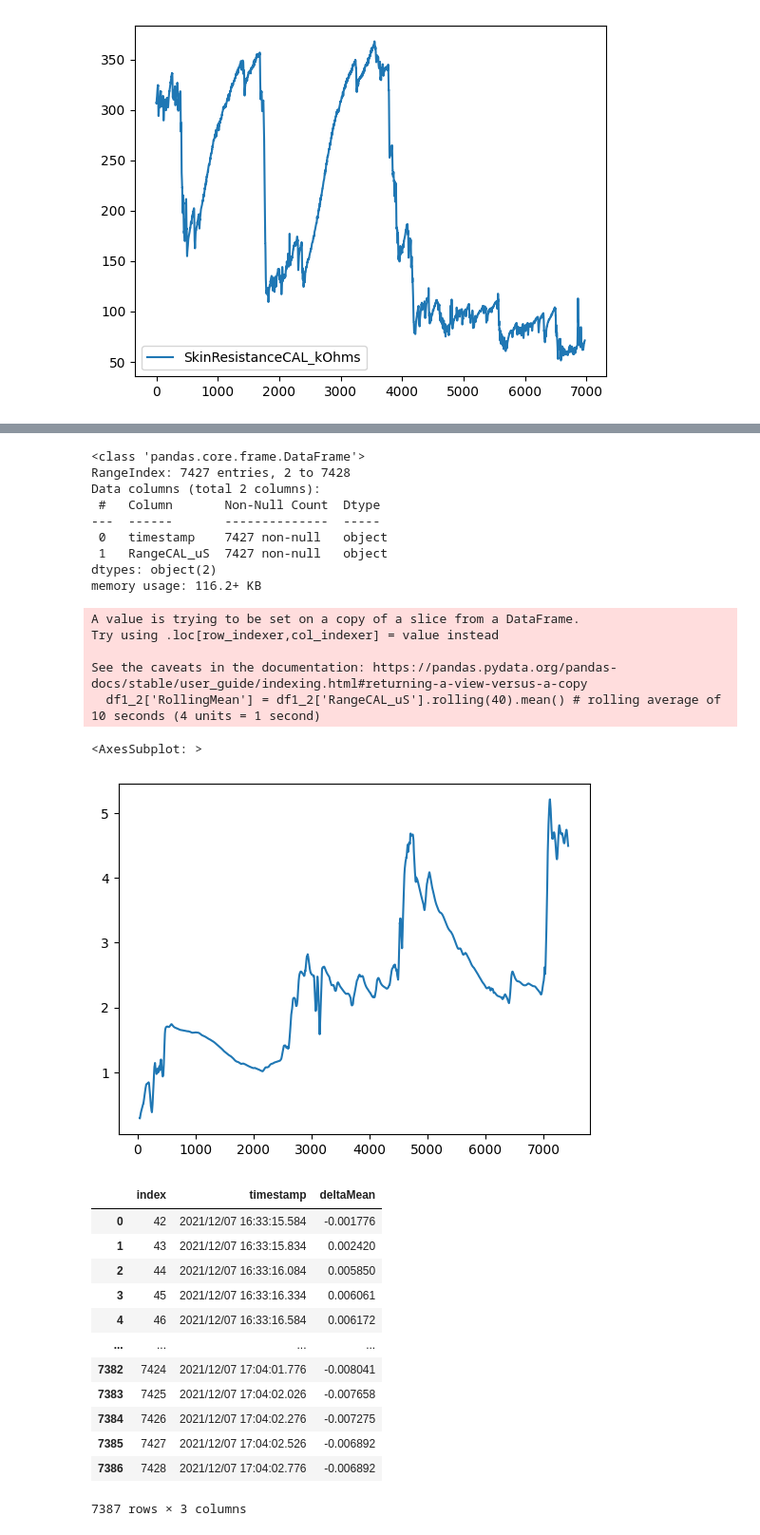
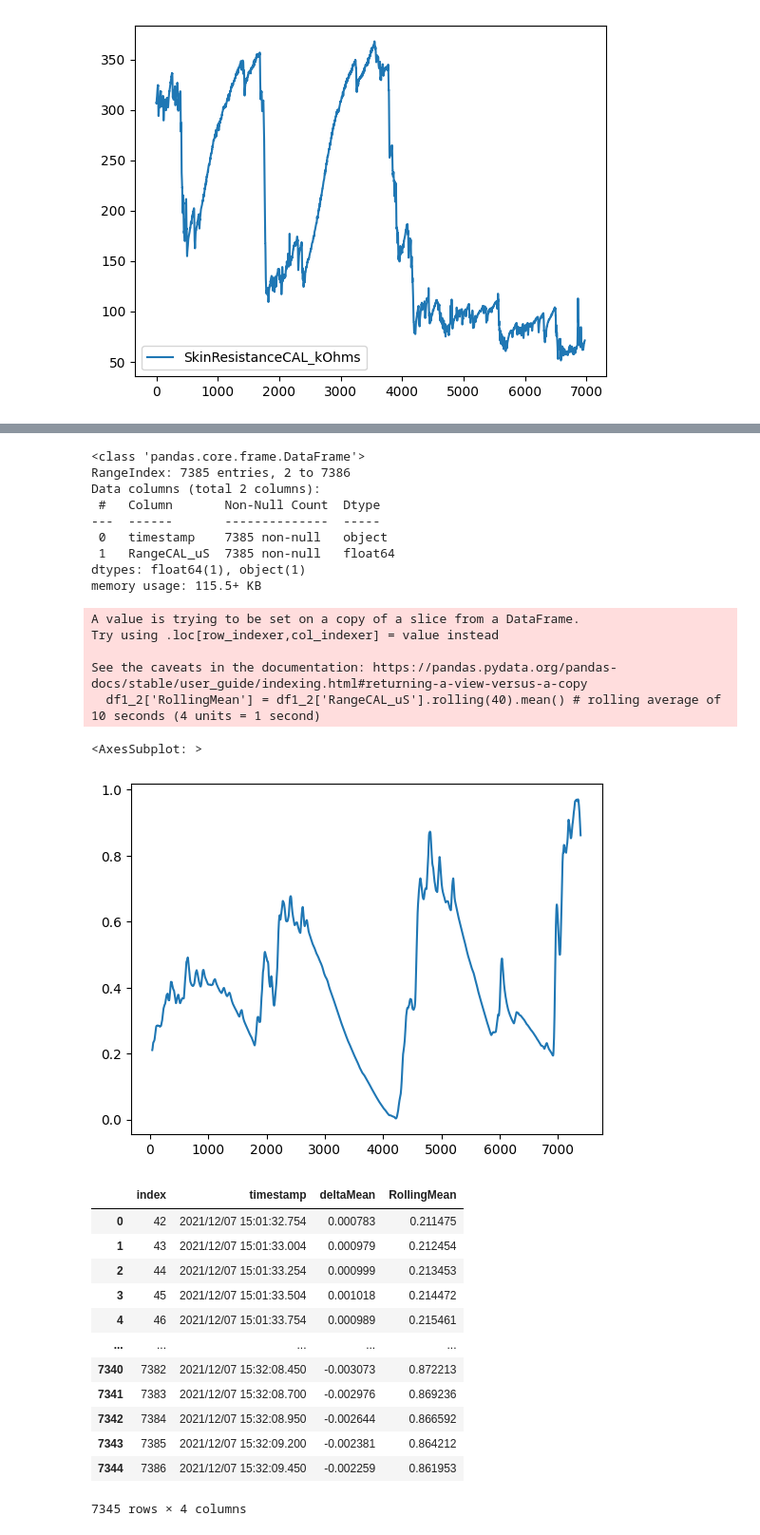
Before and after one commit to Inn0/STP1StressVisualisation, a Jupyter notebook: StressThreshold.ipynb, the cells around one changed output, grey strips where cells are left out. Shown at 95% size. Saved outputs shown, nothing was run; the diff lists cells and outputs as text; code cells hidden in the pictures.

```diff
--- a/StressThreshold.ipynb
+++ b/StressThreshold.ipynb
@@ -122,7 +122,12 @@ plot_df(test712_8)
 [figure]
 [figure]
 # %%
-dfTemp = test712_6
+from sklearn.preprocessing import MinMaxScaler
+scaler = MinMaxScaler()
+
+dfTemp =  test712_4
+dfTemp['RangeCAL_uS'] = scaler.fit_transform(dfTemp[['RangeCAL_uS']])
+
 df1_1 = dfTemp.iloc[:, [0, 1]]
 df1_2 = dfTemp.iloc[:, [0, 2]]
 df1_3 = dfTemp.iloc[:, [0, 3]]
@@ -146,46 +151,46 @@ df1_2
 df1_2.info()
 df1_2['RollingMean'] = df1_2['RangeCAL_uS'].rolling(40).mean() # rolling average of 10 seconds (4 units = 1 second)
 
-df1_2['RollingMedian'] = df1_2['RangeCAL_uS'].rolling(20).median() # rolling median of 10 seconds
+df1_2['RollingMedian'] = df1_2['RangeCAL_uS'].rolling(40).median() # rolling median of 10 seconds
 df1_2['deltaMean'] = df1_2.RollingMean.diff(periods =1)
 df1_2['deltaMedian'] = df1_2.RollingMedian.diff(periods =1)
 df1_2['RollingMean'].plot()
 # %% [output]
 <class 'pandas.core.frame.DataFrame'>
-RangeIndex: 7427 entries, 2 to 7428
+RangeIndex: 7385 entries, 2 to 7386
 Data columns (total 2 columns):
  #   Column       Non-Null Count  Dtype
 ---  ------       --------------  -----
- 0   timestamp    7427 non-null   object
- 1   RangeCAL_uS  7427 non-null   object
-dtypes: object(2)
-memory usage: 116.2+ KB
+ 0   timestamp    7385 non-null   object
+ 1   RangeCAL_uS  7385 non-null   float64
+dtypes: float64(1), object(1)
+memory usage: 115.5+ KB
 A value is trying to be set on a copy of a slice from a DataFrame.
 Try using .loc[row_indexer,col_indexer] = value instead
 
 See the caveats in the documentation: https://pandas.pydata.org/pandas-docs/stable/user_guide/indexing.html#returning-a-view-versus-a-copy
   df1_2['RollingMean'] = df1_2['RangeCAL_uS'].rolling(40).mean() # rolling average of 10 seconds (4 units = 1 second)
 <AxesSubplot: >
-[figure, old version]
+[figure, new version]
 # %%
-anomaly_detection_df = df1_2[['timestamp', 'deltaMean']].copy().dropna()
+anomaly_detection_df = df1_2[['timestamp', 'deltaMean', 'RollingMean']].copy().dropna()
 anomaly_detection_df = anomaly_detection_df.reset_index()
 # anomaly_detection_df['time_index'] = anomaly_detection_df.index
 anomaly_detection_df
 # %% [output]
-|  | index | timestamp | deltaMean |
-| 0 | 42 | 2021/12/07 16:33:15.584 | -0.001776 |
-| 1 | 43 | 2021/12/07 16:33:15.834 | 0.002420 |
-| 2 | 44 | 2021/12/07 16:33:16.084 | 0.005850 |
-| 3 | 45 | 2021/12/07 16:33:16.334 | 0.006061 |
-| 4 | 46 | 2021/12/07 16:33:16.584 | 0.006172 |
-| ... | ... | ... | ... |
-| 7382 | 7424 | 2021/12/07 17:04:01.776 | -0.008041 |
-| 7383 | 7425 | 2021/12/07 17:04:02.026 | -0.007658 |
-| 7384 | 7426 | 2021/12/07 17:04:02.276 | -0.007275 |
-| 7385 | 7427 | 2021/12/07 17:04:02.526 | -0.006892 |
-| 7386 | 7428 | 2021/12/07 17:04:02.776 | -0.006892 |
+|  | index | timestamp | deltaMean | RollingMean |
+| 0 | 42 | 2021/12/07 15:01:32.754 | 0.000783 | 0.211475 |
+| 1 | 43 | 2021/12/07 15:01:33.004 | 0.000979 | 0.212454 |
+| 2 | 44 | 2021/12/07 15:01:33.254 | 0.000999 | 0.213453 |
+| 3 | 45 | 2021/12/07 15:01:33.504 | 0.001018 | 0.214472 |
+| 4 | 46 | 2021/12/07 15:01:33.754 | 0.000989 | 0.215461 |
+| ... | ... | ... | ... | ... |
+| 7340 | 7382 | 2021/12/07 15:32:08.450 | -0.003073 | 0.872213 |
+| 7341 | 7383 | 2021/12/07 15:32:08.700 | -0.002976 | 0.869236 |
+| 7342 | 7384 | 2021/12/07 15:32:08.950 | -0.002644 | 0.866592 |
+| 7343 | 7385 | 2021/12/07 15:32:09.200 | -0.002381 | 0.864212 |
+| 7344 | 7386 | 2021/12/07 15:32:09.450 | -0.002259 | 0.861953 |
-7387 rows × 3 columns
+7345 rows × 4 columns
 # %%
 from sklearn.ensemble import IsolationForest
 
```
Also changed, not shown: parts of 2 cells of this notebook.
